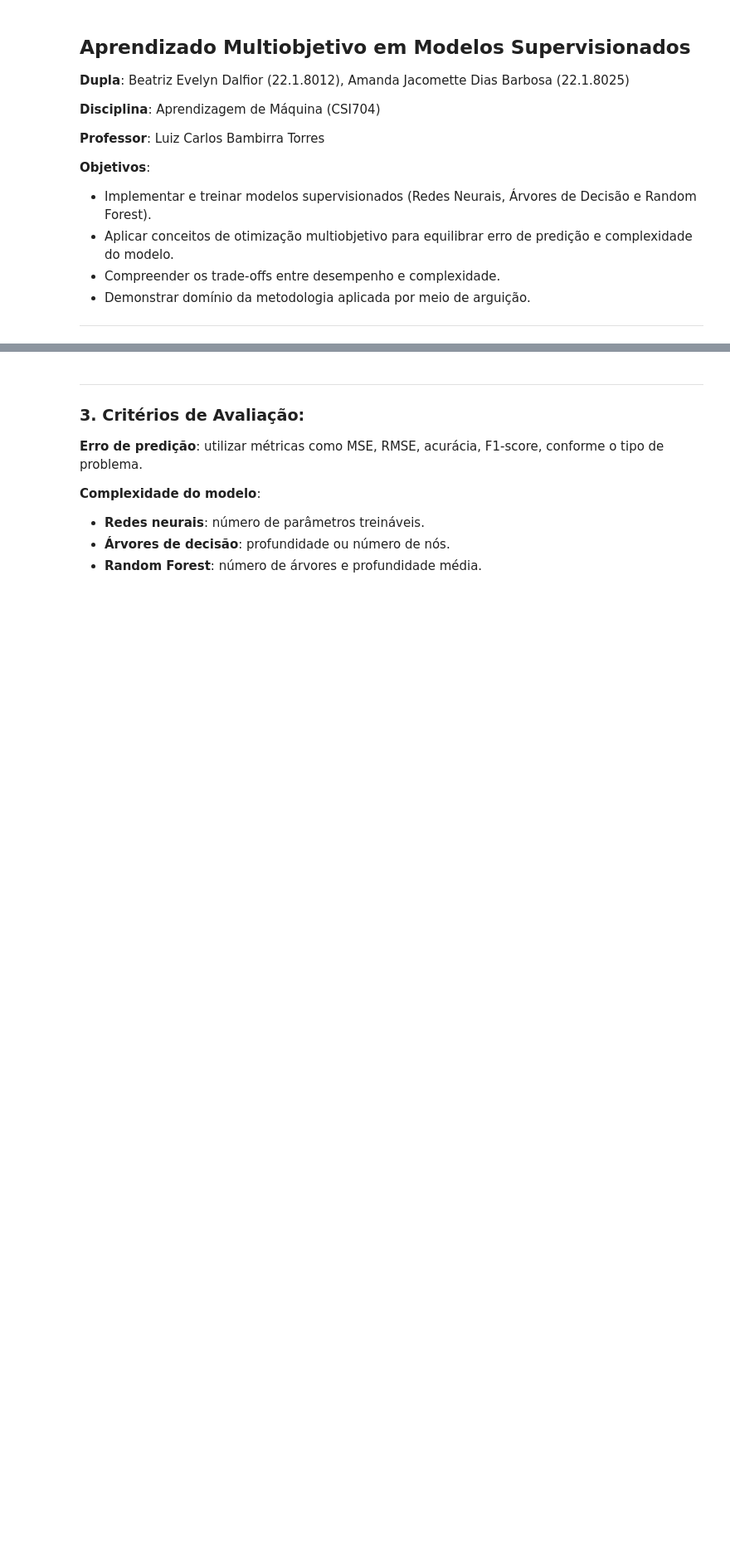
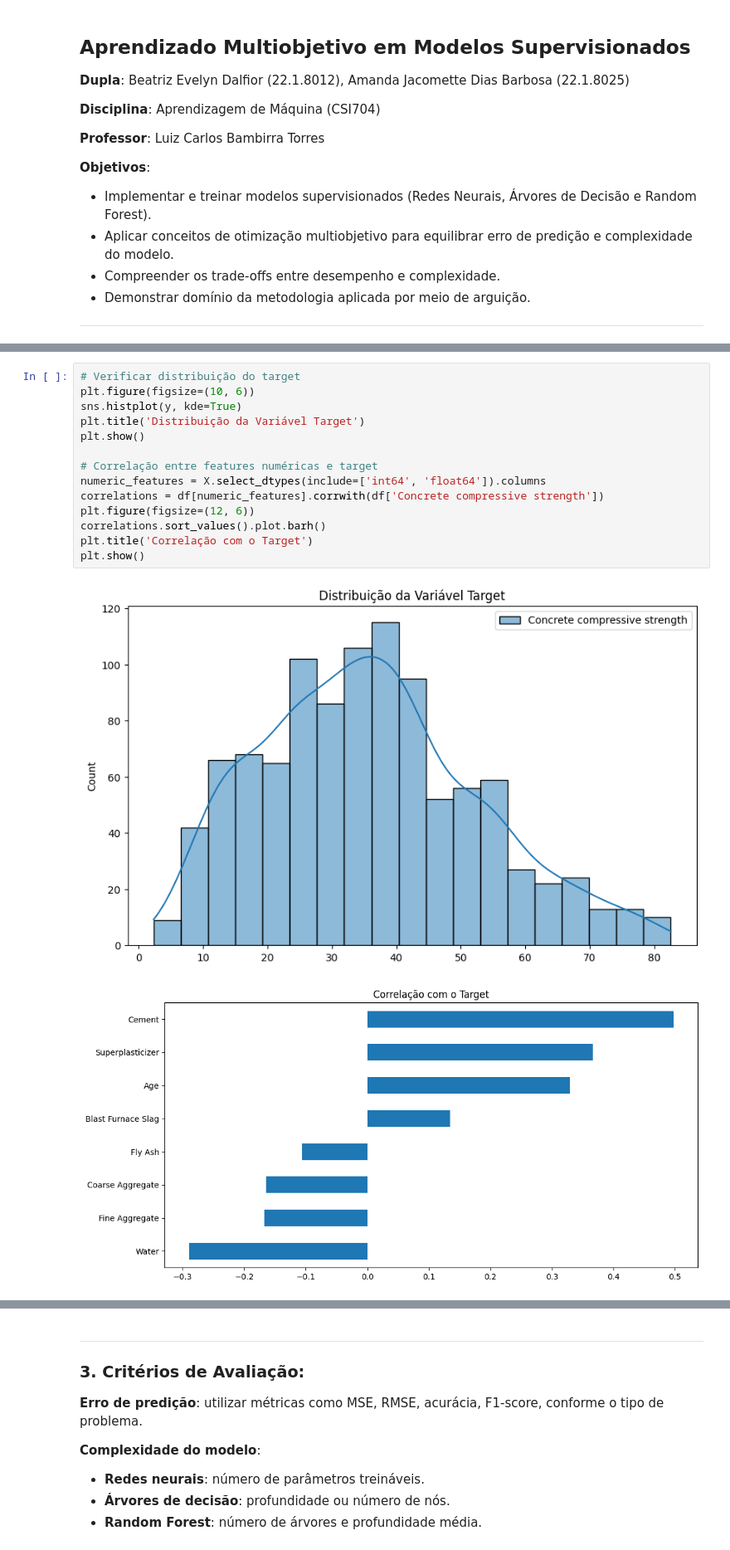
Before and after one commit to sakikout/Aprendizado-Multiobjetivo, a Jupyter notebook: concrete.ipynb, the cells around one changed output, grey strips where cells are left out. Shown at 83% size. Drawn from its saved outputs; the diff is of its cells as text; blank space fills up the shorter version.

```diff
--- a/concrete.ipynb
+++ b/concrete.ipynb
@@ -133,3 +152,20 @@ X_train, X_test, y_train, y_test = train_test_split(
+# %%
+# Verificar distribuição do target
+plt.figure(figsize=(10, 6))
+sns.histplot(y, kde=True)
+plt.title('Distribuição da Variável Target')
+plt.show()
+
+# Correlação entre features numéricas e target
+numeric_features = X.select_dtypes(include=['int64', 'float64']).columns
+correlations = df[numeric_features].corrwith(df['Concrete compressive strength'])
+plt.figure(figsize=(12, 6))
+correlations.sort_values().plot.barh()
+plt.title('Correlação com o Target')
+plt.show()
+# %% [output]
+[figure, added]
+[figure, added]
 # %% [markdown]
 ---
 
```
Also changed, not shown: parts of 19 cells of this notebook, 2 other files.
